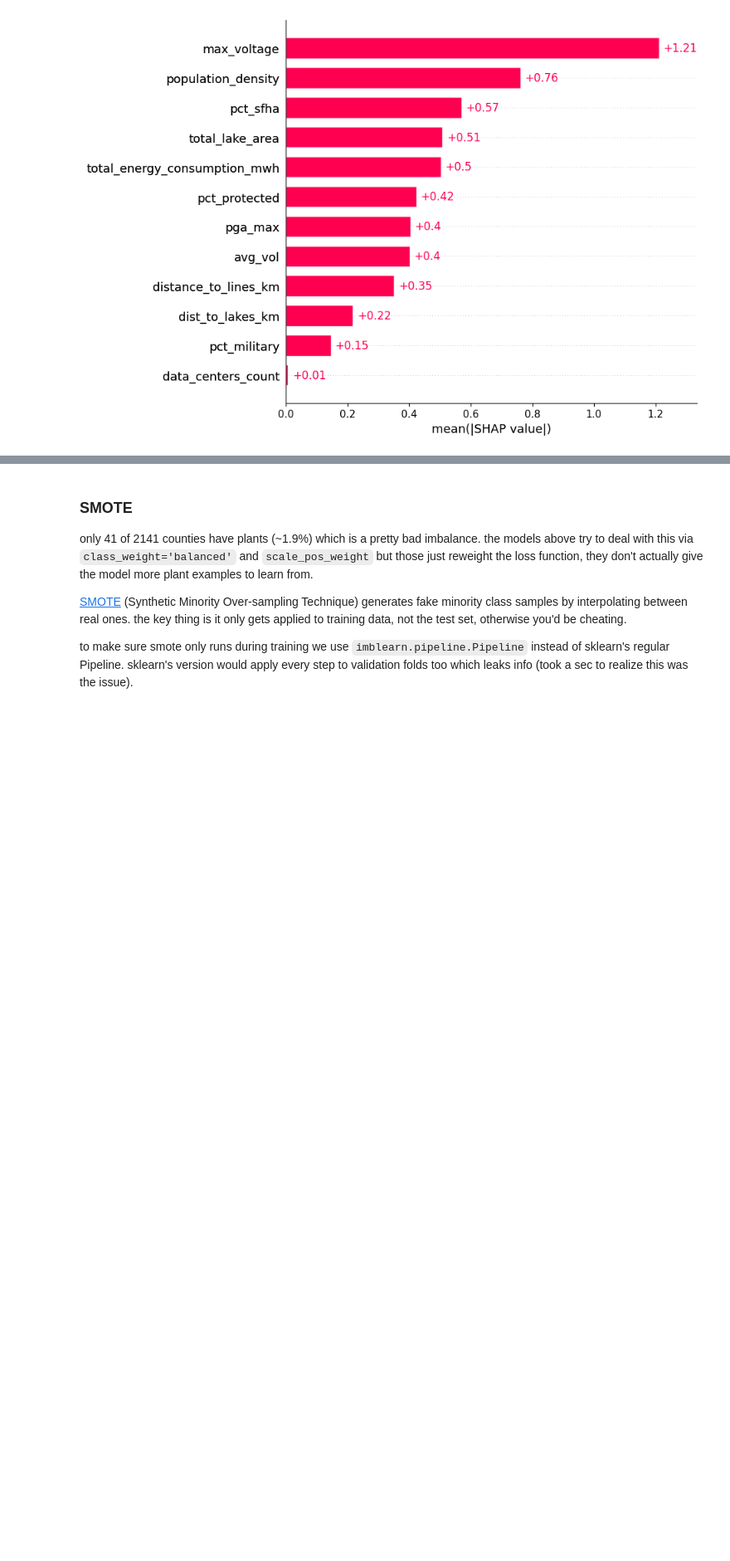
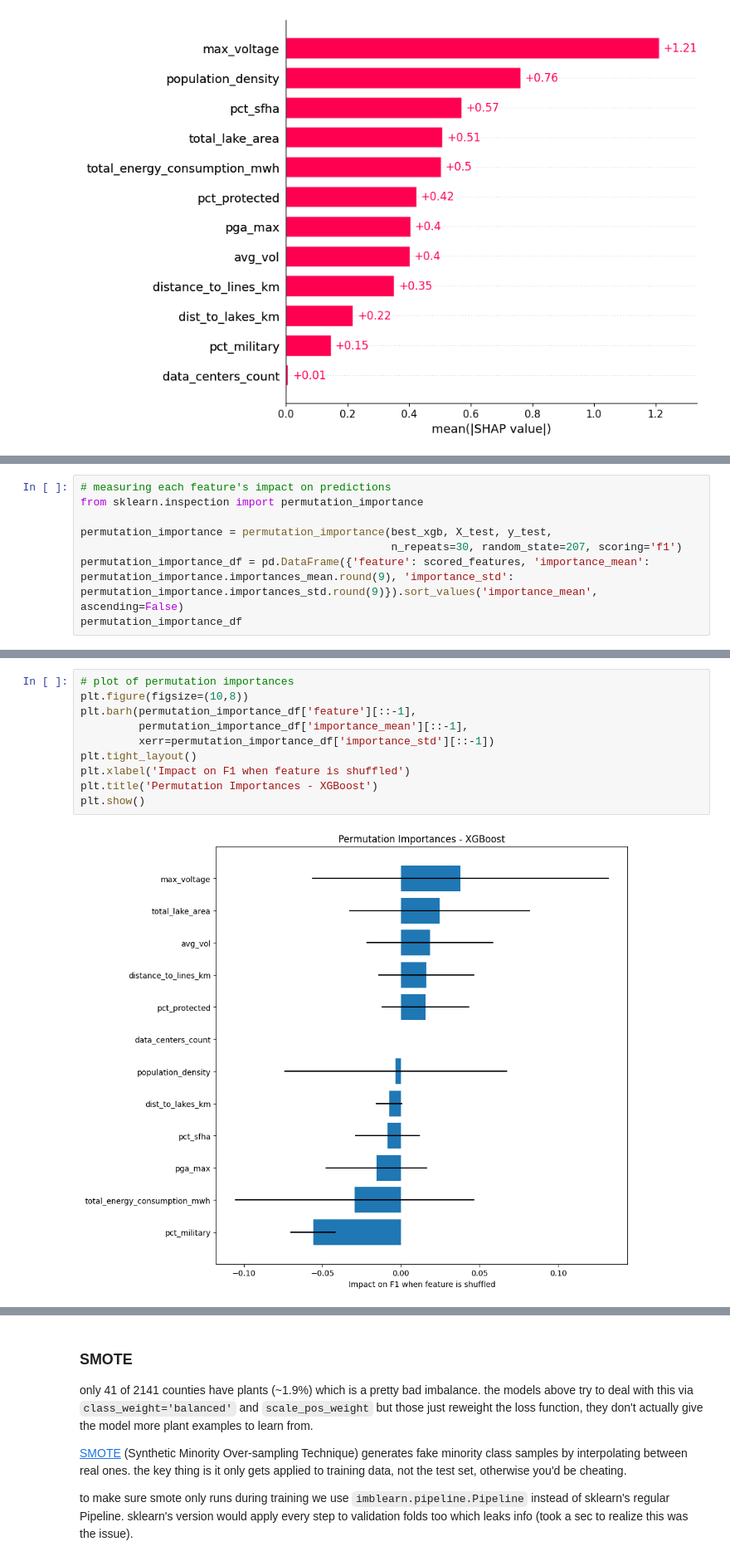
Before and after one commit to quentinconklejr/team-nuclear-family, a Jupyter notebook: notebooks/modeling/validation.ipynb, the cells around one changed output, grey strips where cells are left out. Shown at 83% size. Saved outputs shown, nothing was run; the diff lists cells and outputs as text; blank space fills up the shorter version.

Commit message:
added permutation importances

```diff
--- a/notebooks/modeling/validation.ipynb
+++ b/notebooks/modeling/validation.ipynb
@@ -737,0 +740,8 @@ shap.plots.bar(shap_explanation, max_display=len(scored_features))
+# %%
+# measuring each feature's impact on predictions
+from sklearn.inspection import permutation_importance
+
+permutation_importance = permutation_importance(best_xgb, X_test, y_test,
+                                                n_repeats=30, random_state=207, scoring='f1')
+permutation_importance_df = pd.DataFrame({'feature': scored_features, 'importance_mean': permutation_importance.importances_mean.round(9), 'importance_std': permutation_importance.importances_std.round(9)}).sort_values('importance_mean', ascending=False)
+permutation_importance_df
@@ -737,0 +762,12 @@ shap.plots.bar(shap_explanation, max_display=len(scored_features))
+# %%
+# plot of permutation importances
+plt.figure(figsize=(10,8))
+plt.barh(permutation_importance_df['feature'][::-1],
+         permutation_importance_df['importance_mean'][::-1],
+         xerr=permutation_importance_df['importance_std'][::-1])
+plt.tight_layout()
+plt.xlabel('Impact on F1 when feature is shuffled')
+plt.title('Permutation Importances - XGBoost')
+plt.show()
+# %% [output]
+[figure, added]
```
Also changed, not shown: parts of 7 cells of this notebook.
